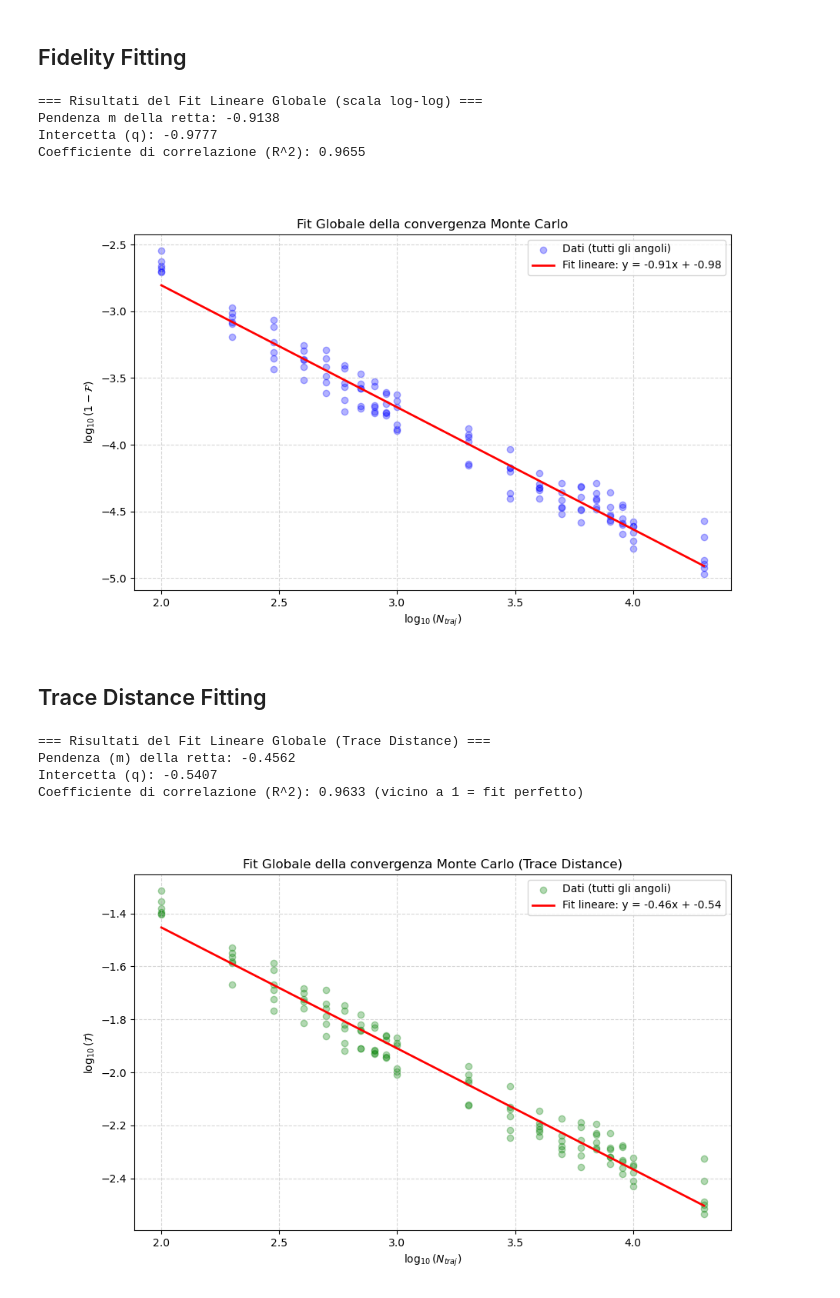
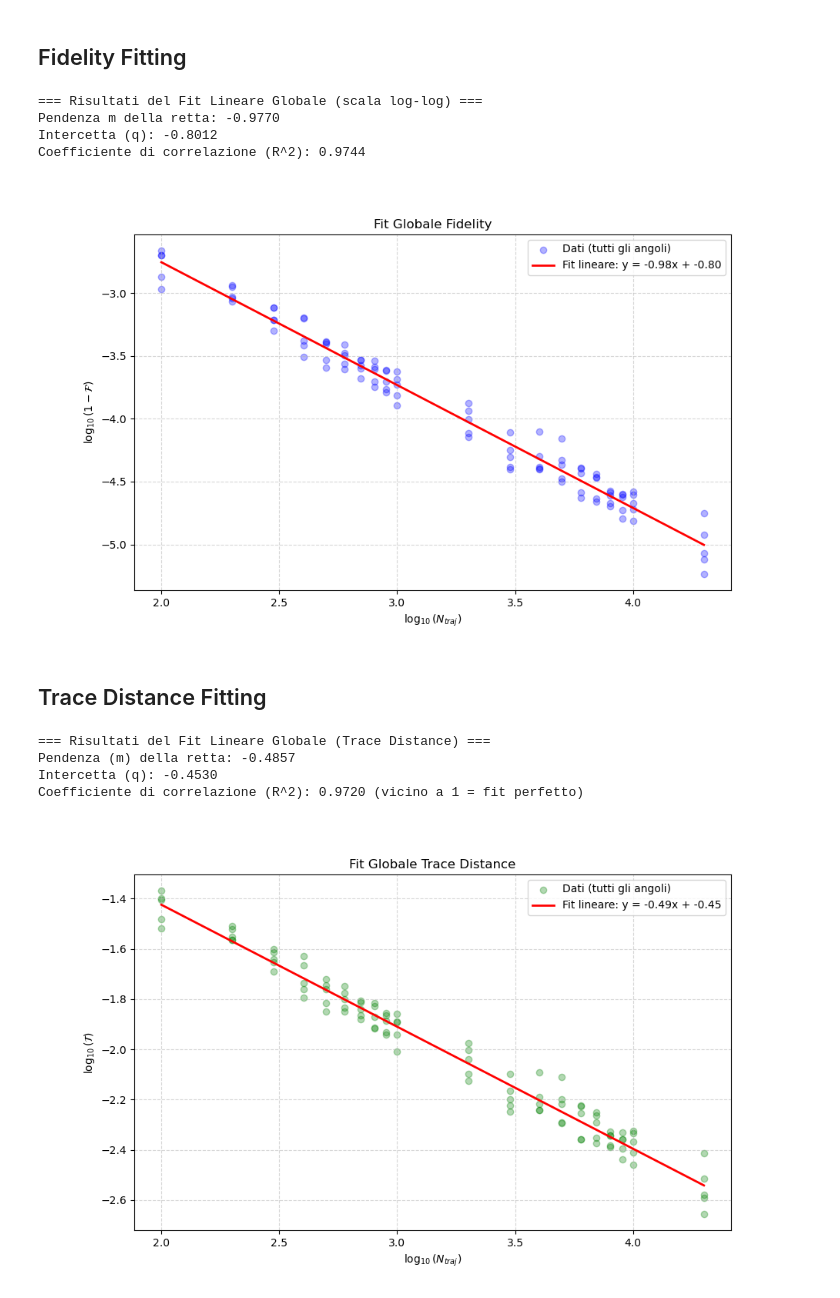
Before and after one commit to francescociavarella/Collisional-Methods, a Jupyter notebook: Codes/Fidelity_and_Trace_Distance_Analysis.ipynb, the cells around one changed output. Cells and saved outputs as stored; diff of their text form; code cells hidden in the pictures.

```diff
--- a/Codes/Fidelity_and_Trace_Distance_Analysis.ipynb
+++ b/Codes/Fidelity_and_Trace_Distance_Analysis.ipynb
@@ -143,7 +143,7 @@ def trace_distance_qubit(rho, sigma):
 #   'close_to_90'  → results_close_to_90_deg.pkl
 # ============================================================
 
-MODE = 'close_to_90'   # <-- cambia qui: 'normal' oppure 'close_to_90'
+MODE = 'normal'   # <-- change: 'normal' or 'close_to_90'
 
 # --- Paths ---
 input_path = "../Results/Data/"
@@ -157,7 +157,7 @@ _cfg = {
         'save_fidelity_max_value': os.path.join(path_imm, "Fidelity_max_value.png"),
         'save_trace_distance_time_avg': os.path.join(path_imm, "Trace_Distance_time_avg.png"),
         'save_trace_distance_max_value': os.path.join(path_imm, "Trace_Distance_max_value.png"),
-        'thetas_deg': [90, 60, 45, 30, 0],
+        'thetas_deg': [0, 30, 45, 60, 90],
     },
     'close_to_90': {
         'input_file': os.path.join(input_path, "results_close_to_90_deg_many_trajectories.pkl"),
@@ -591,9 +593,9 @@ print(f"Intercetta (q): {intercept:.4f}")
 print(f"Coefficiente di correlazione (R^2): {r_value**2:.4f}")
 # %% [output]
 === Risultati del Fit Lineare Globale (scala log-log) ===
-Pendenza m della retta: -0.9138
-Intercetta (q): -0.9777
-Coefficiente di correlazione (R^2): 0.9655
+Pendenza m della retta: -0.9770
+Intercetta (q): -0.8012
+Coefficiente di correlazione (R^2): 0.9744
 # %%
 # ==========================================
 # PLOT DEI DATI E DELLA RETTA DI FIT
@@ -614,13 +616,13 @@ plt.plot(x_fit, y_fit, color='red', linewidth=2,
 # Formattazione
 plt.xlabel("$\log_{10}( N_{traj} )$")
 plt.ylabel("$\log_{10}( 1 - \mathcal{F} )$")
-plt.title("Fit Globale della convergenza Monte Carlo")
+plt.title("Fit Globale Fidelity")
 plt.legend()
 plt.grid(True, linestyle='--', alpha=0.5)
 
 plt.show()
 # %% [output]
-[figure, old version]
+[figure, new version]
 # %% [markdown]
 ## Trace Distance Fitting
 # %%
@@ -656,33 +658,33 @@ print(f"Intercetta (q): {intercept_td:.4f}")
 print(f"Coefficiente di correlazione (R^2): {r_value_td**2:.4f} (vicino a 1 = fit perfetto)")
 # %% [output]
 === Risultati del Fit Lineare Globale (Trace Distance) ===
-Pendenza (m) della retta: -0.4562
-Intercetta (q): -0.5407
-Coefficiente di correlazione (R^2): 0.9633 (vicino a 1 = fit perfetto)
+Pendenza (m) della retta: -0.4857
+Intercetta (q): -0.4530
+Coefficiente di correlazione (R^2): 0.9720 (vicino a 1 = fit perfetto)
 # %%
 # ==========================================
 # PLOT DEI DATI E DELLA RETTA DI FIT
 # ==========================================
 plt.figure(figsize=(10, 6))
 
 # Scatter plot di tutti i dati grezzi (sovrapposti)
 plt.scatter(all_log_N_td, all_log_TD, color='green', alpha=0.3, label='Dati (tutti gli angoli)')
 
 # Costruisco la retta teorica del fit
 x_fit_td = np.linspace(min(all_log_N_td), max(all_log_N_td), 100)
 y_fit_td = slope_td * x_fit_td + intercept_td
 
 # Plotto la retta
 plt.plot(x_fit_td, y_fit_td, color='red', linewidth=2,
          label=f'Fit lineare: y = {slope_td:.2f}x + {intercept_td:.2f}')
 
 # Formattazione
 plt.xlabel("$\log_{10}( N_{traj} )$")
 plt.ylabel("$\log_{10}( \mathcal{T} )$")
-plt.title("Fit Globale della convergenza Monte Carlo (Trace Distance)")
+plt.title("Fit Globale Trace Distance")
 plt.legend()
 plt.grid(True, linestyle='--', alpha=0.5)
 
 plt.show()
 # %% [output]
-[figure, old version]
+[figure, new version]
```
Also changed, not shown: parts of 8 cells of this notebook, 2 other files.
